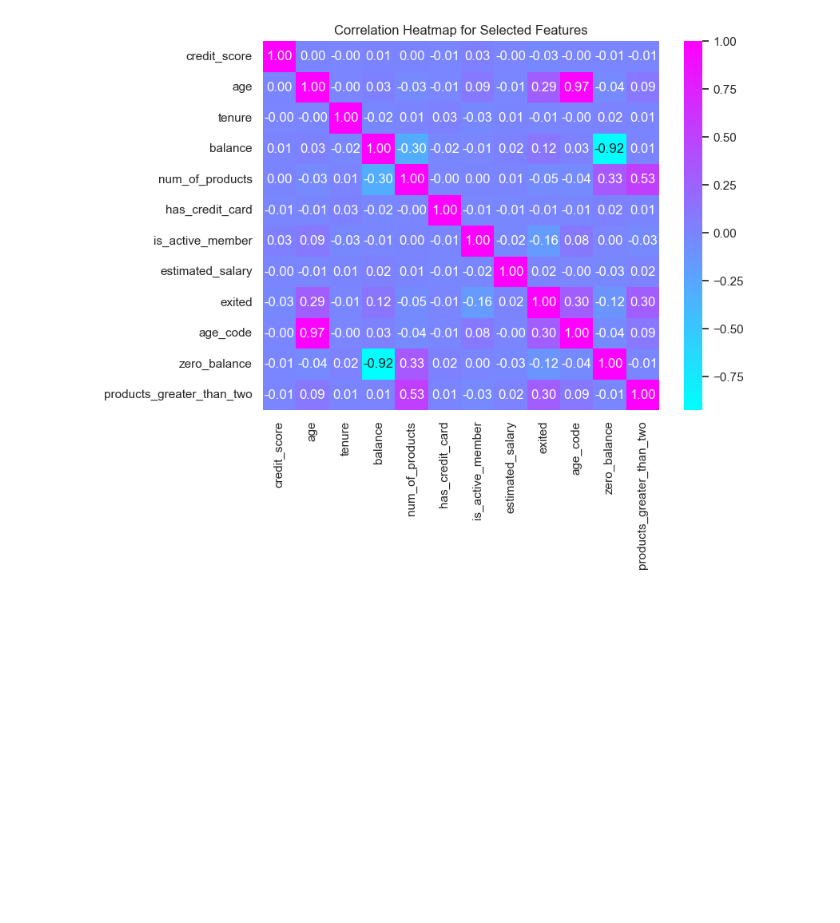
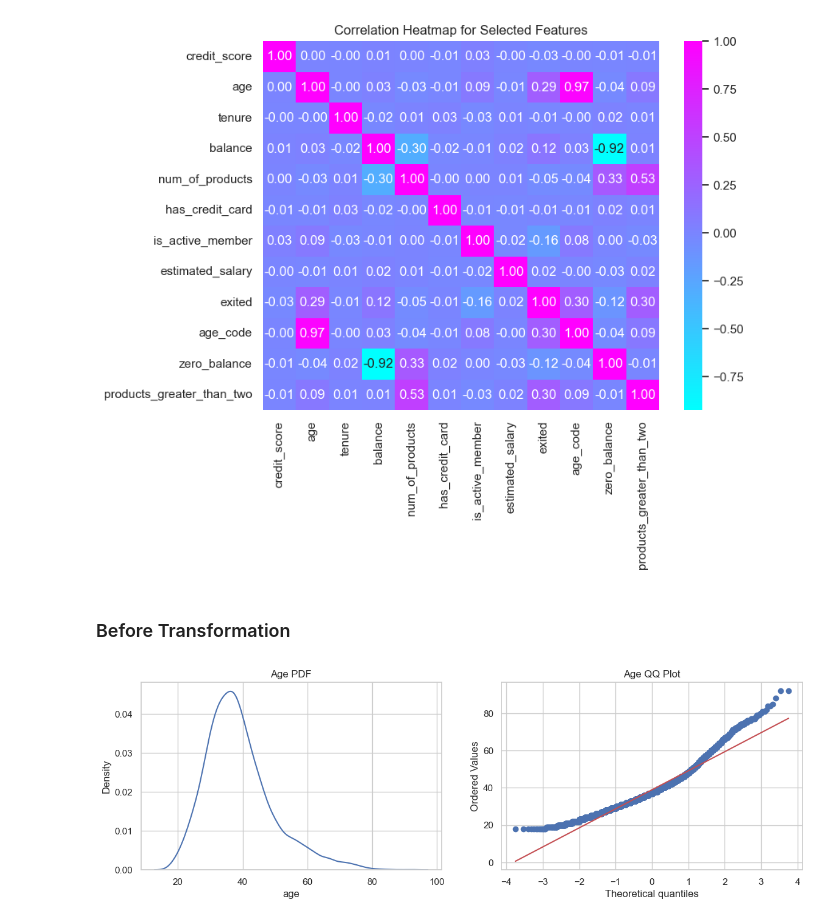
Before and after one commit to azamKhattak24/Customer_Churn_Prediction, a Jupyter notebook: notebooks/customerChurnPrediction.ipynb, the cells around one changed output. Saved outputs shown, nothing was run; the diff lists cells and outputs as text; code cells hidden in the pictures; blank space fills up the shorter version.

```diff
--- a/notebooks/customerChurnPrediction.ipynb
+++ b/notebooks/customerChurnPrediction.ipynb
@@ -1049,3 +1049,18 @@ plt.title("Correlation Heatmap for Selected Features")
 plt.show()
 # %% [output]
 [figure]
+# %% [markdown]
+### Before Transformation
+# %%
+plt.figure(figsize=(14,4))
+plt.subplot(121)
+sns.kdeplot(customers_train['age'])
+plt.title('Age PDF')
+
+plt.subplot(122)
+stats.probplot(customers_train['age'], dist="norm", plot=plt)
+plt.title('Age QQ Plot')
+
+plt.show()
+# %% [output]
+[figure, added]
```
Also changed, not shown: parts of 5 cells of this notebook.
